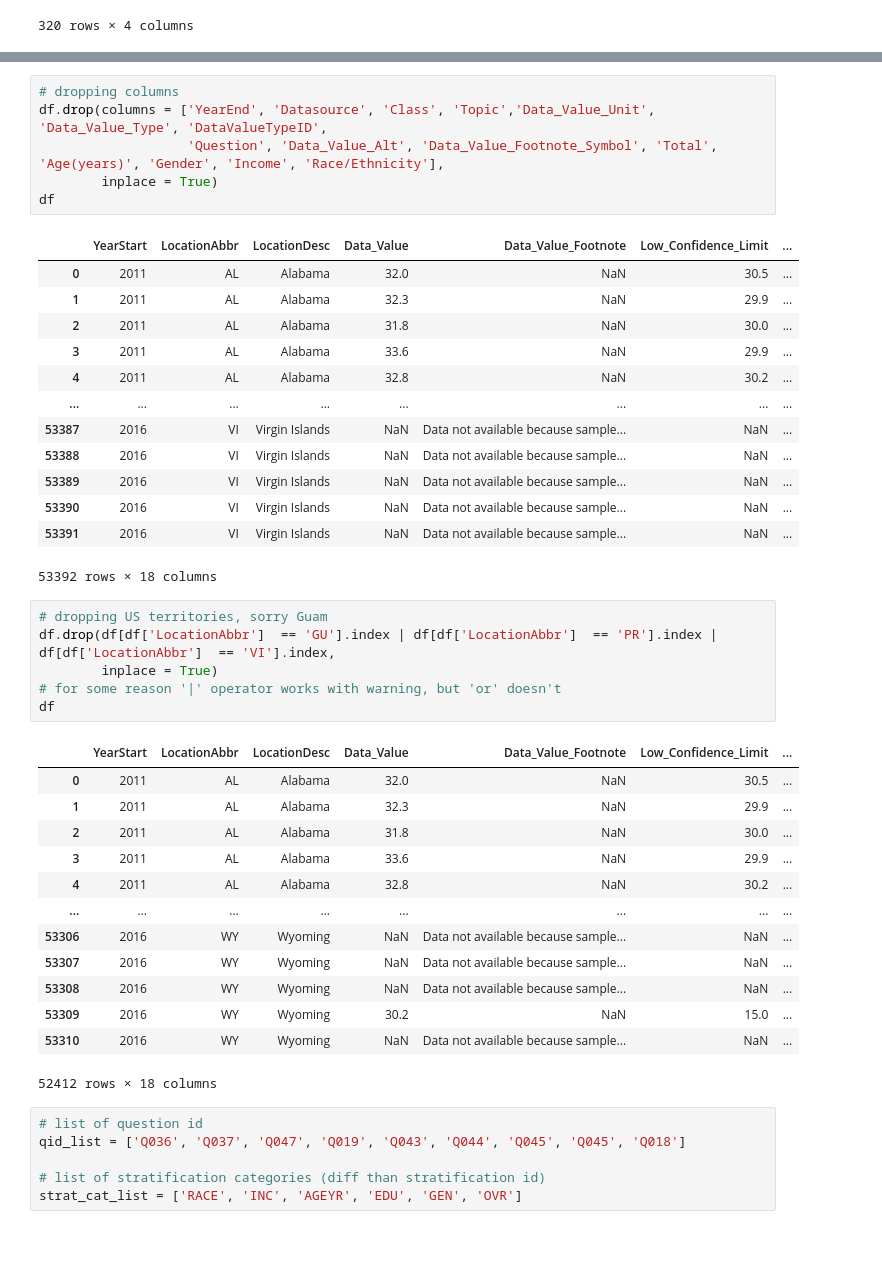
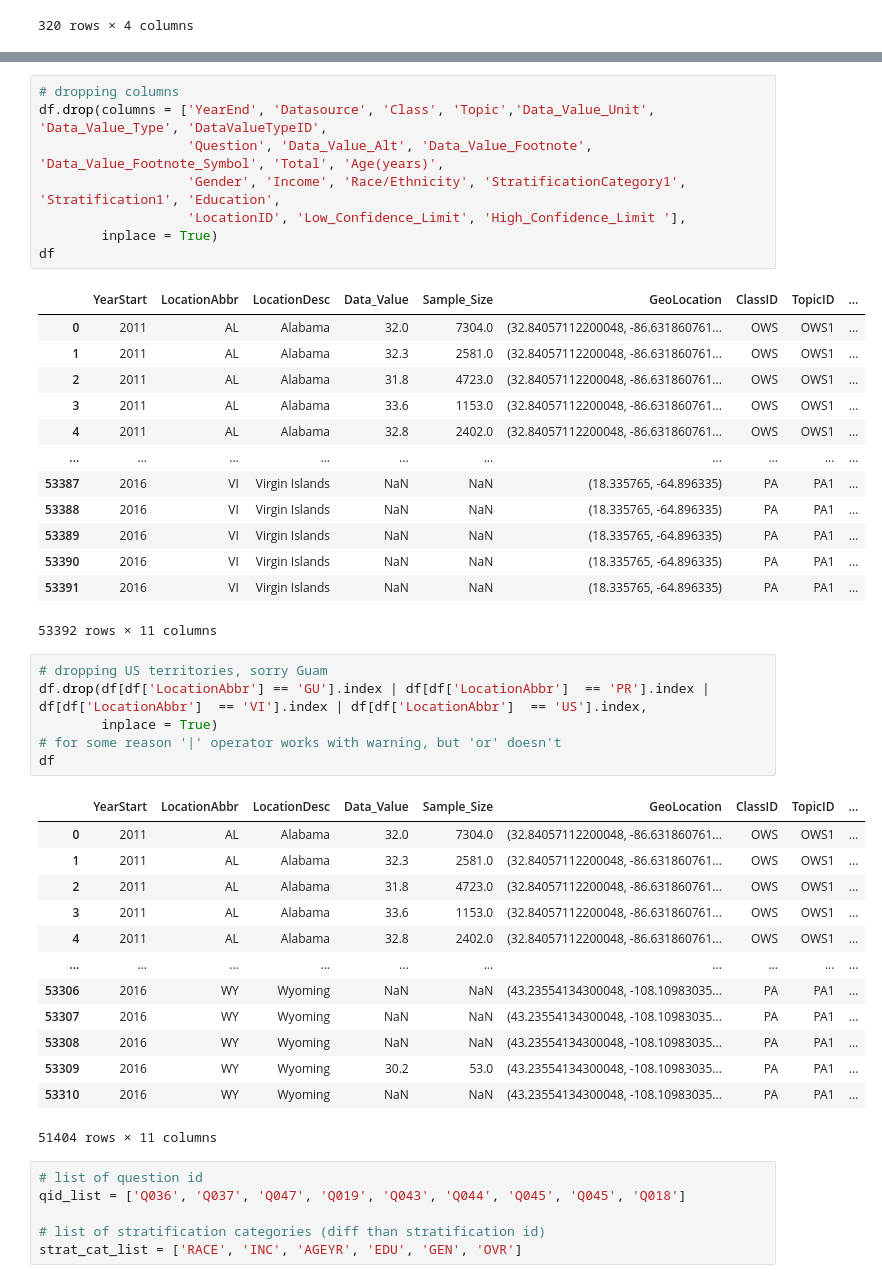
Before and after one commit to sbhewitt/Obesity-Group-Project, a Jupyter notebook: cdc-data-cleaning-sam.ipynb, the cells around one changed output, grey strips where cells are left out. Saved outputs shown, nothing was run; the diff lists cells and outputs as text; blank space fills up the shorter version.

```diff
--- a/cdc-data-cleaning-sam.ipynb
+++ b/cdc-data-cleaning-sam.ipynb
@@ -91,43 +155,45 @@ question
 # %%
 # dropping columns
 df.drop(columns = ['YearEnd', 'Datasource', 'Class', 'Topic','Data_Value_Unit', 'Data_Value_Type', 'DataValueTypeID',
-                   'Question', 'Data_Value_Alt', 'Data_Value_Footnote_Symbol', 'Total', 'Age(years)', 'Gender', 'Income', 'Race/Ethnicity'],
+                   'Question', 'Data_Value_Alt', 'Data_Value_Footnote', 'Data_Value_Footnote_Symbol', 'Total', 'Age(years)',
+                   'Gender', 'Income', 'Race/Ethnicity', 'StratificationCategory1', 'Stratification1', 'Education',
+                   'LocationID', 'Low_Confidence_Limit', 'High_Confidence_Limit '],
         inplace = True)
 df
 # %% [output]
-|  | YearStart | LocationAbbr | LocationDesc | Data_Value | Data_Value_Footnote | Low_Confidence_Limit | ... |
-| 0 | 2011 | AL | Alabama | 32.0 | NaN | 30.5 | ... |
-| 1 | 2011 | AL | Alabama | 32.3 | NaN | 29.9 | ... |
-| 2 | 2011 | AL | Alabama | 31.8 | NaN | 30.0 | ... |
-| 3 | 2011 | AL | Alabama | 33.6 | NaN | 29.9 | ... |
-| 4 | 2011 | AL | Alabama | 32.8 | NaN | 30.2 | ... |
-| ... | ... | ... | ... | ... | ... | ... | ... |
-| 53387 | 2016 | VI | Virgin Islands | NaN | Data not available because sample... | NaN | ... |
-| 53388 | 2016 | VI | Virgin Islands | NaN | Data not available because sample... | NaN | ... |
-| 53389 | 2016 | VI | Virgin Islands | NaN | Data not available because sample... | NaN | ... |
-| 53390 | 2016 | VI | Virgin Islands | NaN | Data not available because sample... | NaN | ... |
-| 53391 | 2016 | VI | Virgin Islands | NaN | Data not available because sample... | NaN | ... |
+|  | YearStart | LocationAbbr | LocationDesc | Data_Value | Sample_Size | GeoLocation | ClassID | TopicID | ... |
+| 0 | 2011 | AL | Alabama | 32.0 | 7304.0 | (32.84057112200048, -86.631860761... | OWS | OWS1 | ... |
+| 1 | 2011 | AL | Alabama | 32.3 | 2581.0 | (32.84057112200048, -86.631860761... | OWS | OWS1 | ... |
+| 2 | 2011 | AL | Alabama | 31.8 | 4723.0 | (32.84057112200048, -86.631860761... | OWS | OWS1 | ... |
+| 3 | 2011 | AL | Alabama | 33.6 | 1153.0 | (32.84057112200048, -86.631860761... | OWS | OWS1 | ... |
+| 4 | 2011 | AL | Alabama | 32.8 | 2402.0 | (32.84057112200048, -86.631860761... | OWS | OWS1 | ... |
+| ... | ... | ... | ... | ... | ... | ... | ... | ... | ... |
+| 53387 | 2016 | VI | Virgin Islands | NaN | NaN | (18.335765, -64.896335) | PA | PA1 | ... |
+| 53388 | 2016 | VI | Virgin Islands | NaN | NaN | (18.335765, -64.896335) | PA | PA1 | ... |
+| 53389 | 2016 | VI | Virgin Islands | NaN | NaN | (18.335765, -64.896335) | PA | PA1 | ... |
+| 53390 | 2016 | VI | Virgin Islands | NaN | NaN | (18.335765, -64.896335) | PA | PA1 | ... |
+| 53391 | 2016 | VI | Virgin Islands | NaN | NaN | (18.335765, -64.896335) | PA | PA1 | ... |
-53392 rows × 18 columns
+53392 rows × 11 columns
 # %%
 # dropping US territories, sorry Guam
-df.drop(df[df['LocationAbbr']  == 'GU'].index | df[df['LocationAbbr']  == 'PR'].index | df[df['LocationAbbr']  == 'VI'].index,
+df.drop(df[df['LocationAbbr'] == 'GU'].index | df[df['LocationAbbr']  == 'PR'].index | df[df['LocationAbbr']  == 'VI'].index | df[df['LocationAbbr']  == 'US'].index,
         inplace = True)
 # for some reason '|' operator works with warning, but 'or' doesn't
 df
 # %% [output]
-|  | YearStart | LocationAbbr | LocationDesc | Data_Value | Data_Value_Footnote | Low_Confidence_Limit | ... |
-| 0 | 2011 | AL | Alabama | 32.0 | NaN | 30.5 | ... |
-| 1 | 2011 | AL | Alabama | 32.3 | NaN | 29.9 | ... |
-| 2 | 2011 | AL | Alabama | 31.8 | NaN | 30.0 | ... |
-| 3 | 2011 | AL | Alabama | 33.6 | NaN | 29.9 | ... |
-| 4 | 2011 | AL | Alabama | 32.8 | NaN | 30.2 | ... |
-| ... | ... | ... | ... | ... | ... | ... | ... |
-| 53306 | 2016 | WY | Wyoming | NaN | Data not available because sample... | NaN | ... |
-| 53307 | 2016 | WY | Wyoming | NaN | Data not available because sample... | NaN | ... |
-| 53308 | 2016 | WY | Wyoming | NaN | Data not available because sample... | NaN | ... |
-| 53309 | 2016 | WY | Wyoming | 30.2 | NaN | 15.0 | ... |
-| 53310 | 2016 | WY | Wyoming | NaN | Data not available because sample... | NaN | ... |
+|  | YearStart | LocationAbbr | LocationDesc | Data_Value | Sample_Size | GeoLocation | ClassID | TopicID | ... |
+| 0 | 2011 | AL | Alabama | 32.0 | 7304.0 | (32.84057112200048, -86.631860761... | OWS | OWS1 | ... |
+| 1 | 2011 | AL | Alabama | 32.3 | 2581.0 | (32.84057112200048, -86.631860761... | OWS | OWS1 | ... |
+| 2 | 2011 | AL | Alabama | 31.8 | 4723.0 | (32.84057112200048, -86.631860761... | OWS | OWS1 | ... |
+| 3 | 2011 | AL | Alabama | 33.6 | 1153.0 | (32.84057112200048, -86.631860761... | OWS | OWS1 | ... |
+| 4 | 2011 | AL | Alabama | 32.8 | 2402.0 | (32.84057112200048, -86.631860761... | OWS | OWS1 | ... |
+| ... | ... | ... | ... | ... | ... | ... | ... | ... | ... |
+| 53306 | 2016 | WY | Wyoming | NaN | NaN | (43.23554134300048, -108.10983035... | PA | PA1 | ... |
+| 53307 | 2016 | WY | Wyoming | NaN | NaN | (43.23554134300048, -108.10983035... | PA | PA1 | ... |
+| 53308 | 2016 | WY | Wyoming | NaN | NaN | (43.23554134300048, -108.10983035... | PA | PA1 | ... |
+| 53309 | 2016 | WY | Wyoming | 30.2 | 53.0 | (43.23554134300048, -108.10983035... | PA | PA1 | ... |
+| 53310 | 2016 | WY | Wyoming | NaN | NaN | (43.23554134300048, -108.10983035... | PA | PA1 | ... |
-52412 rows × 18 columns
+51404 rows × 11 columns
 # %%
 # list of question id
 qid_list = ['Q036', 'Q037', 'Q047', 'Q019', 'Q043', 'Q044', 'Q045', 'Q045', 'Q018']
```
Also changed, not shown: parts of 33 cells of this notebook, 1 other file.
